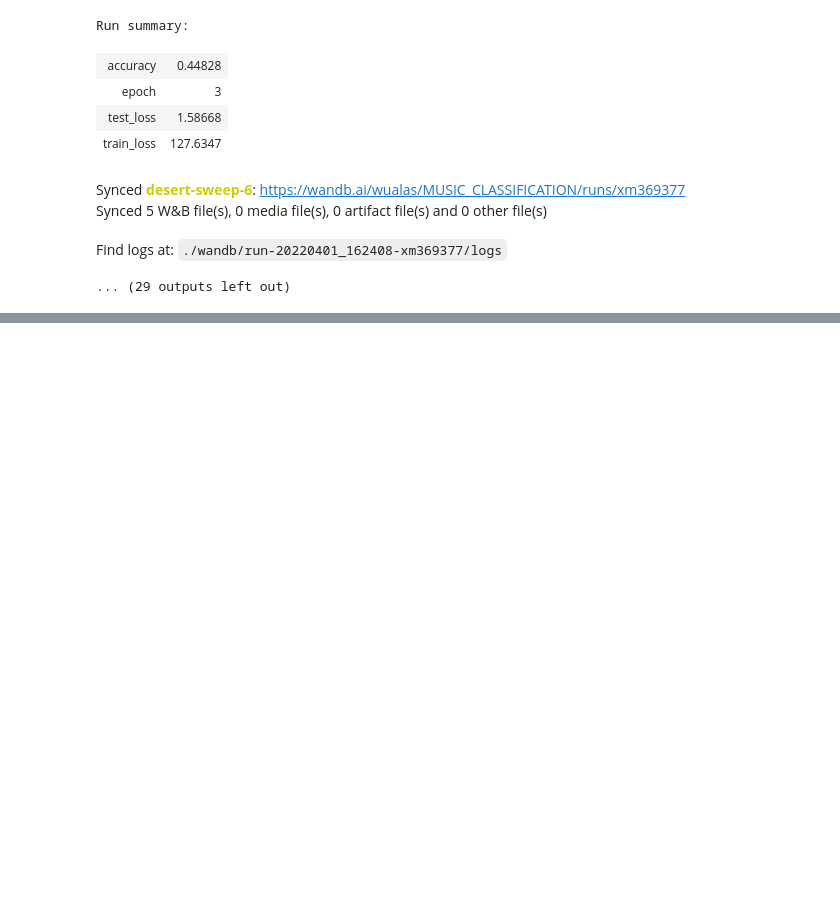
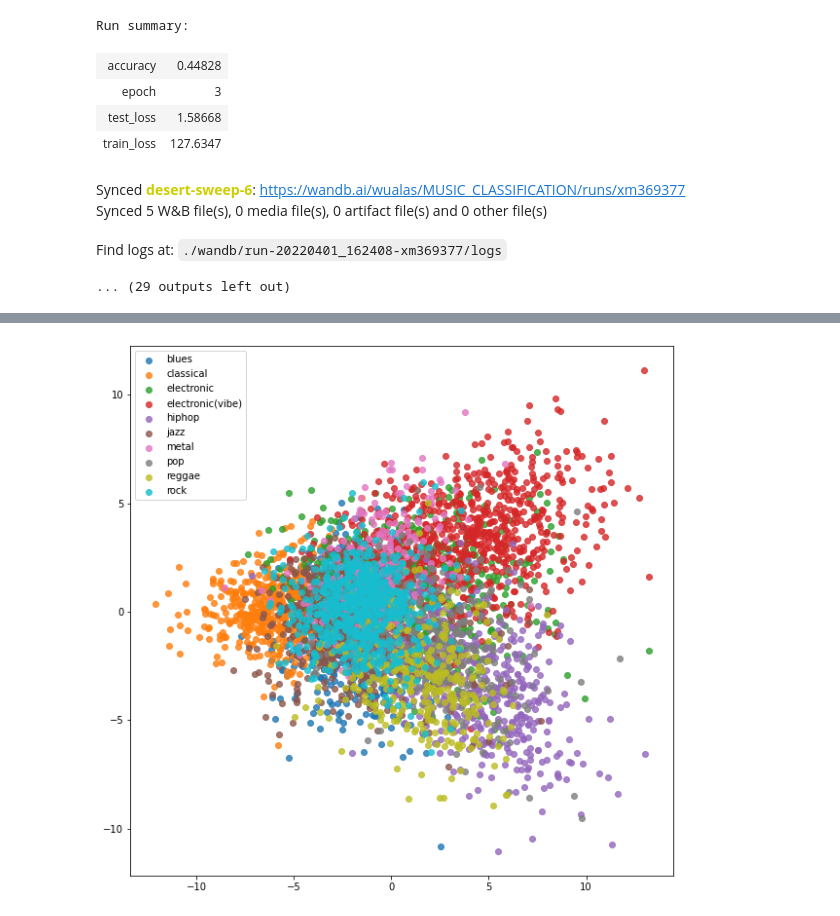
Before and after one commit to DFGANDP/Music-Recommendation-System, a Jupyter notebook: Music_System_Recommender.ipynb, the cells around one changed output, grey strips where cells are left out. Cells and saved outputs as stored; diff of their text form; code cells hidden in the pictures; blank space fills up the shorter version.

```diff
--- a/Music_System_Recommender.ipynb
+++ b/Music_System_Recommender.ipynb
@@ -1032,0 +1257,7 @@ Find logs at: ./wandb/run-20220401_162408-xm369377/logs
+# %%
+embeddings_train, labels_train = extract_embeddings(train_dl, model_classification)
+pca = PCA(n_components=2)
+principalComponents_train = pca.fit_transform(embeddings_train)
+plot_embeddings(principalComponents_train, labels_train)
+# %% [output]
+[figure, added]
```
Also changed, not shown: parts of 24 cells of this notebook, 5 other files.
